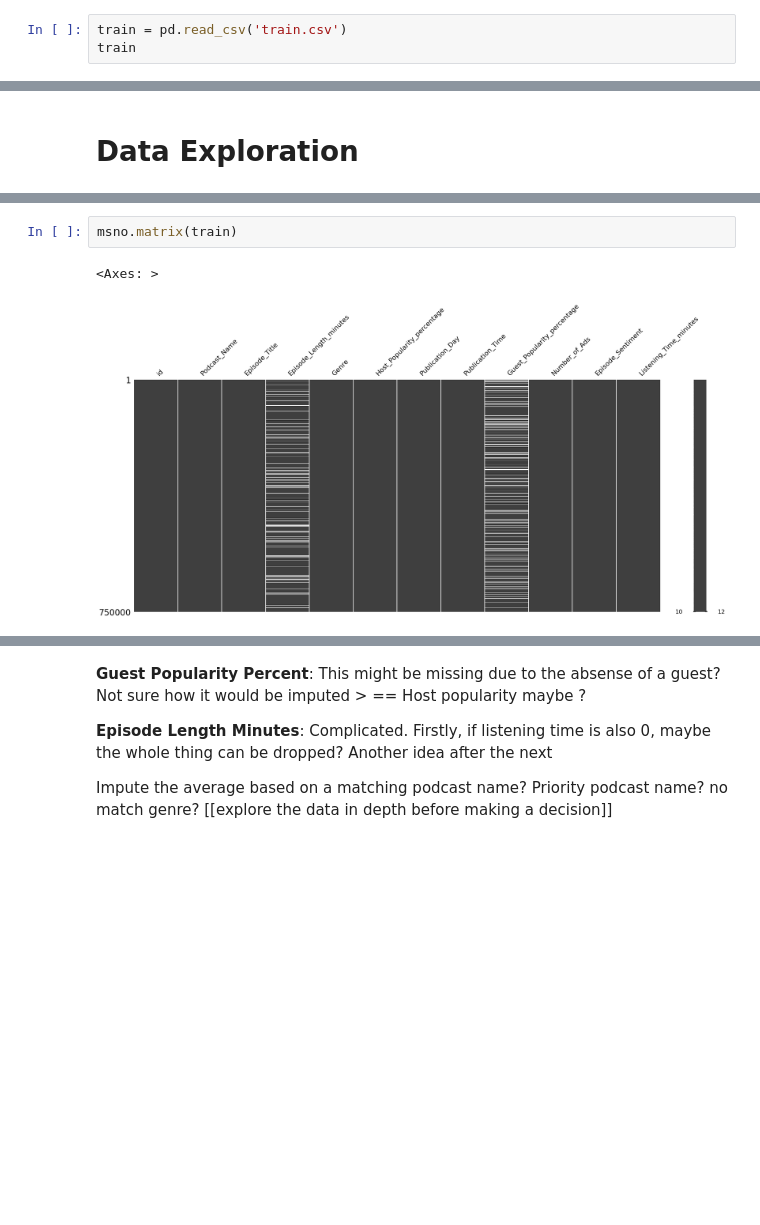
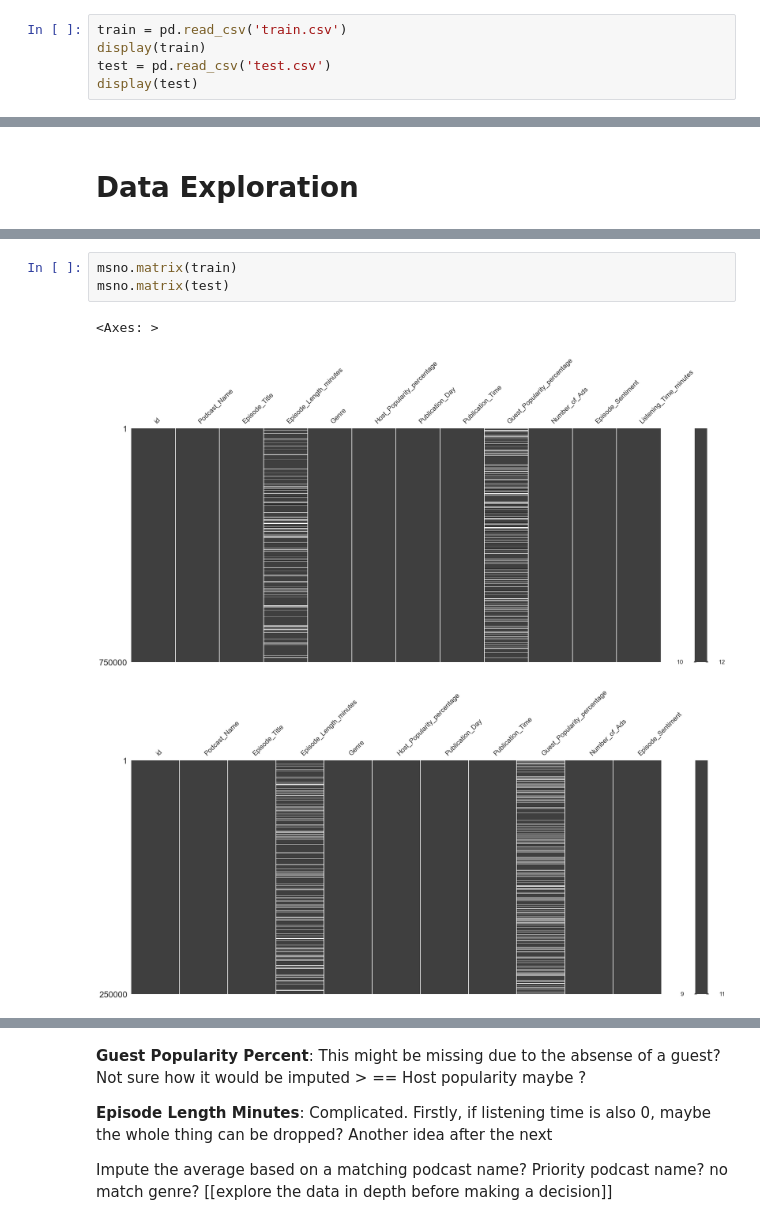
Before and after one commit to WillCatt/Projects, a Jupyter notebook: Kaggle/Playground/Podcast Prediction/Podcast_Prediction.ipynb, the cells around one changed output, grey strips where cells are left out. Cells and saved outputs as stored; diff of their text form; blank space fills up the shorter version.

```diff
--- a/Kaggle/Playground/Podcast Prediction/Podcast_Prediction.ipynb
+++ b/Kaggle/Playground/Podcast Prediction/Podcast_Prediction.ipynb
@@ -19,7 +31,9 @@ import sweetviz as sv
 # Data Loading
 # %%
 train = pd.read_csv('train.csv')
-train
+display(train)
+test = pd.read_csv('test.csv')
+display(test)
 # %% [output]
 |  | id | Podcast_Name | Episode_Title | Episode_Length_minutes | Genre | Host_Popularity_percentage | ... |
 | 0 | 0 | Mystery Matters | Episode 98 | NaN | True Crime | 74.81 | ... |
@@ -70,5 +104,7 @@ train.sample(10)
 # %%
 msno.matrix(train)
+msno.matrix(test)
 # %% [output]
 <Axes: >
-[figure, old version]
+[figure, new version]
+[figure, added]
```
Also changed, not shown: parts of 17 cells of this notebook.
